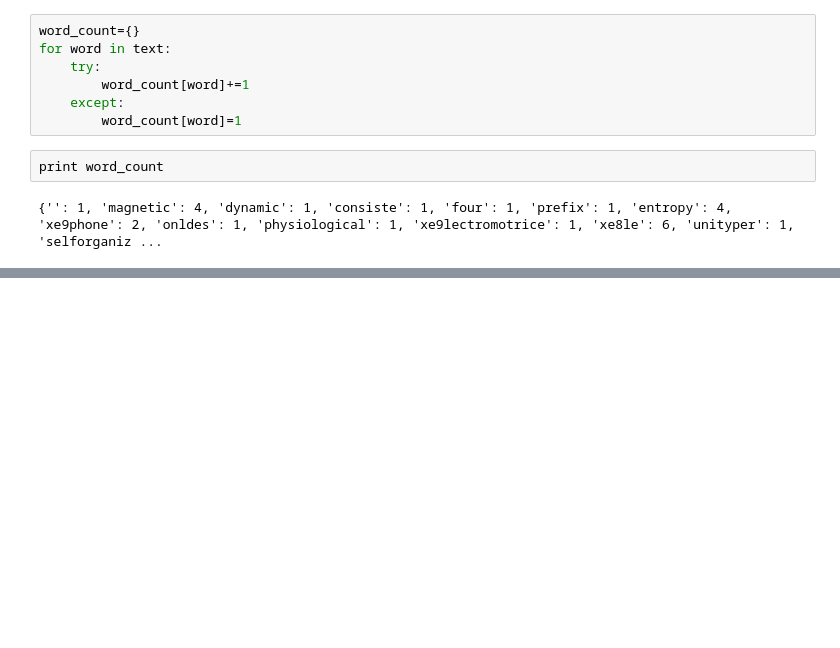
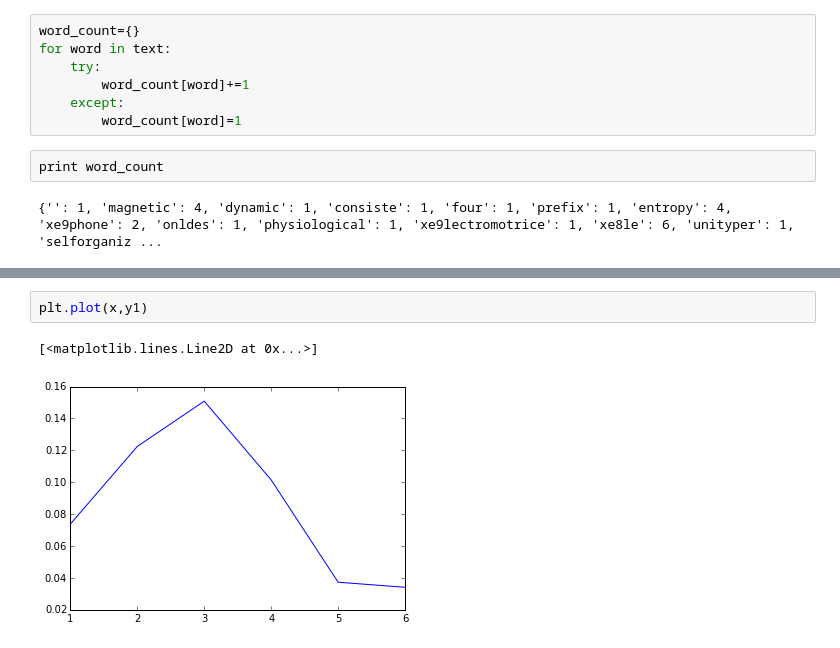
Before and after one commit to HeoJooSeong/zoostar, a Jupyter notebook: LINK_LAB/tet.ipynb, the cells around one changed output, grey strips where cells are left out. Saved outputs shown, nothing was run; the diff lists cells and outputs as text; blank space fills up the shorter version.

```diff
--- a/LINK_LAB/tet.ipynb
+++ b/LINK_LAB/tet.ipynb
@@ -6370,0 +563,5 @@ print word_count
+# %%
+plt.plot(x,y1)
+# %% [output]
+[<matplotlib.lines.Line2D at 0x...>]
+[figure, added]
```
Also changed, not shown: parts of 118 cells of this notebook, 5 other files.
